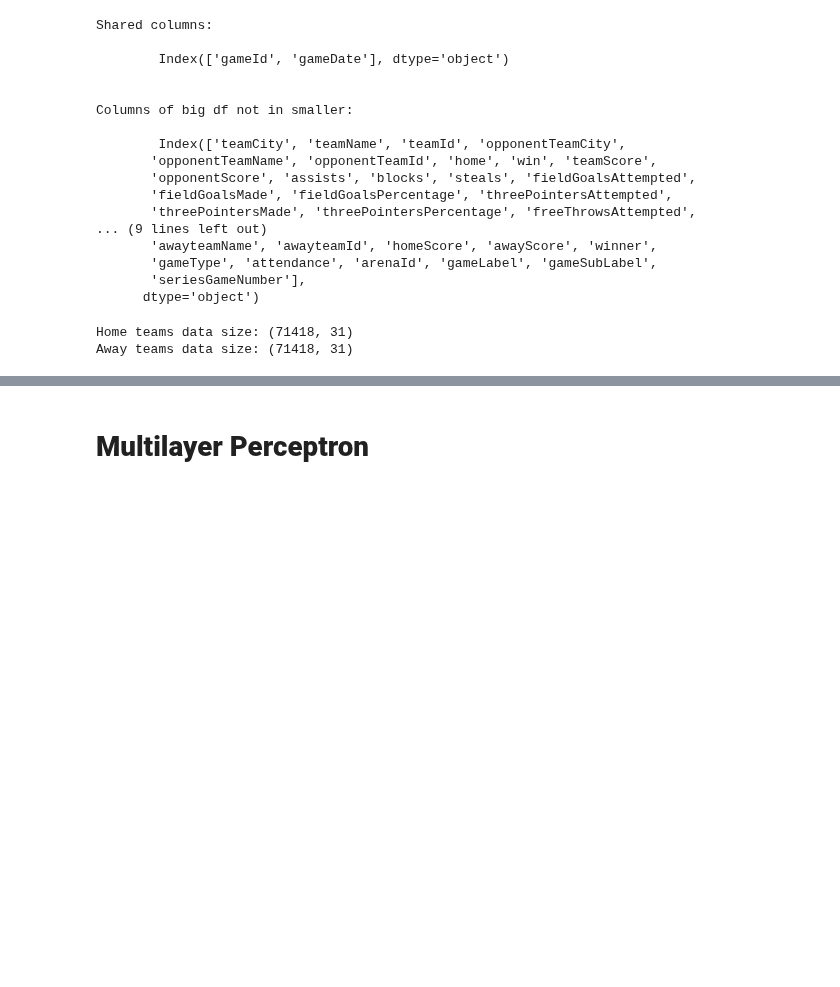
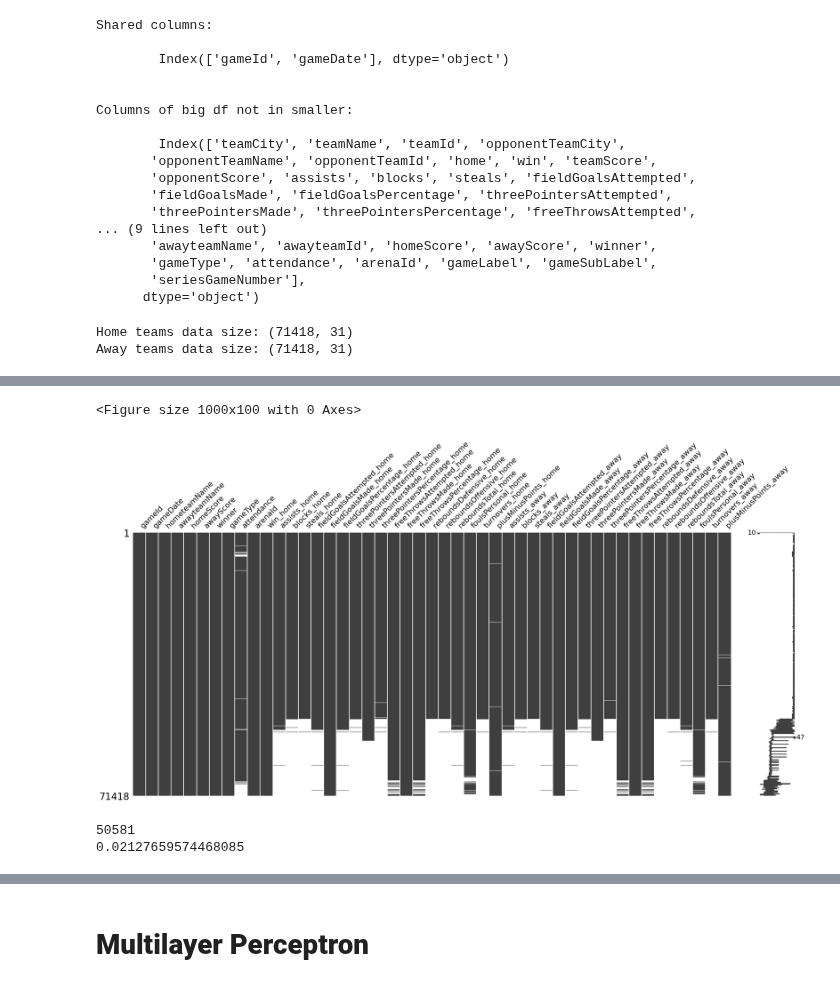
Before and after one commit to pshukl21/CollabProject, a Jupyter notebook: nbaModel.ipynb, the cells around one changed output, grey strips where cells are left out. Cells and saved outputs as stored; diff of their text form; code cells hidden in the pictures; blank space fills up the shorter version.

```diff
--- a/nbaModel.ipynb
+++ b/nbaModel.ipynb
@@ -296,0 +316,19 @@ Remaining columns:
+# %%
+
+# missingness matrix
+plt.figure(figsize=(10,1))
+msno.matrix(df_games)
+plt.show()
+# %% [output]
+<Figure size 1000x100 with 0 Axes>
+[figure, added]
+# %%
+# I wrote this for loop to figure out where the rows start to have a lot of missing data
+# for i in range(50575,50600):
+#     print(f"Index {i}: {df_games.iloc[i].isna().sum() / df_games.shape[1]}")
+
+print(len(df_games.iloc[0:50581])) # need to include 50,580 and exclude 50,581
+print(df_games.iloc[50580].isna().sum() / df_games.shape[1])
+# %% [output]
+50581
+0.02127659574468085
```
Also changed, not shown: parts of 23 cells of this notebook.
